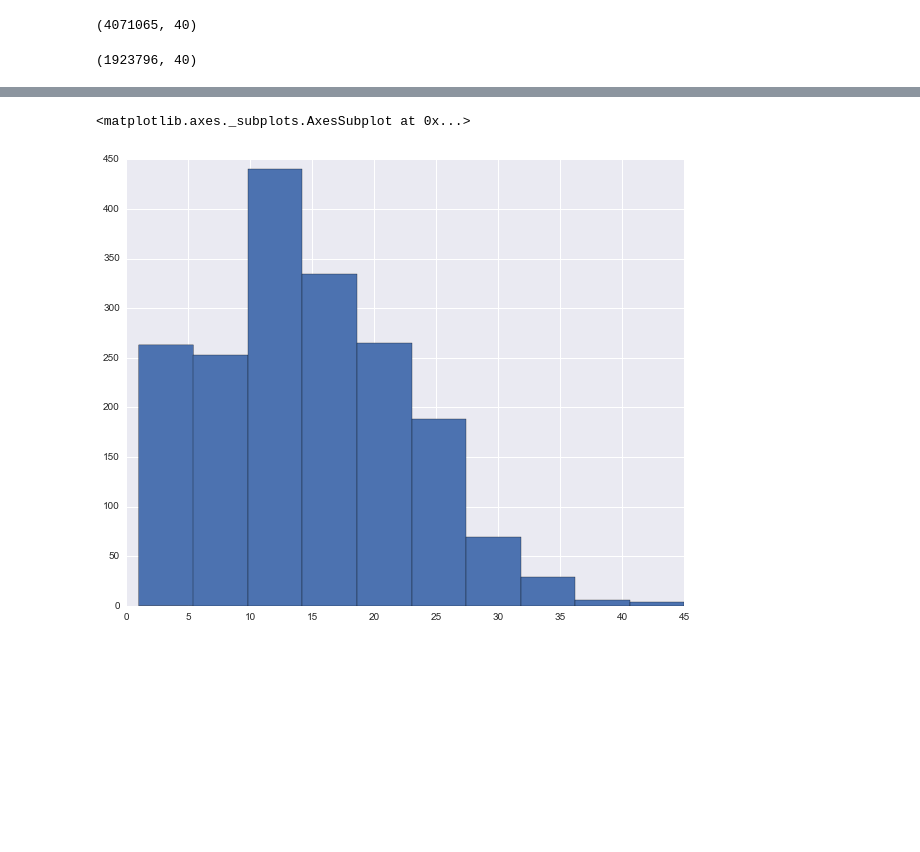
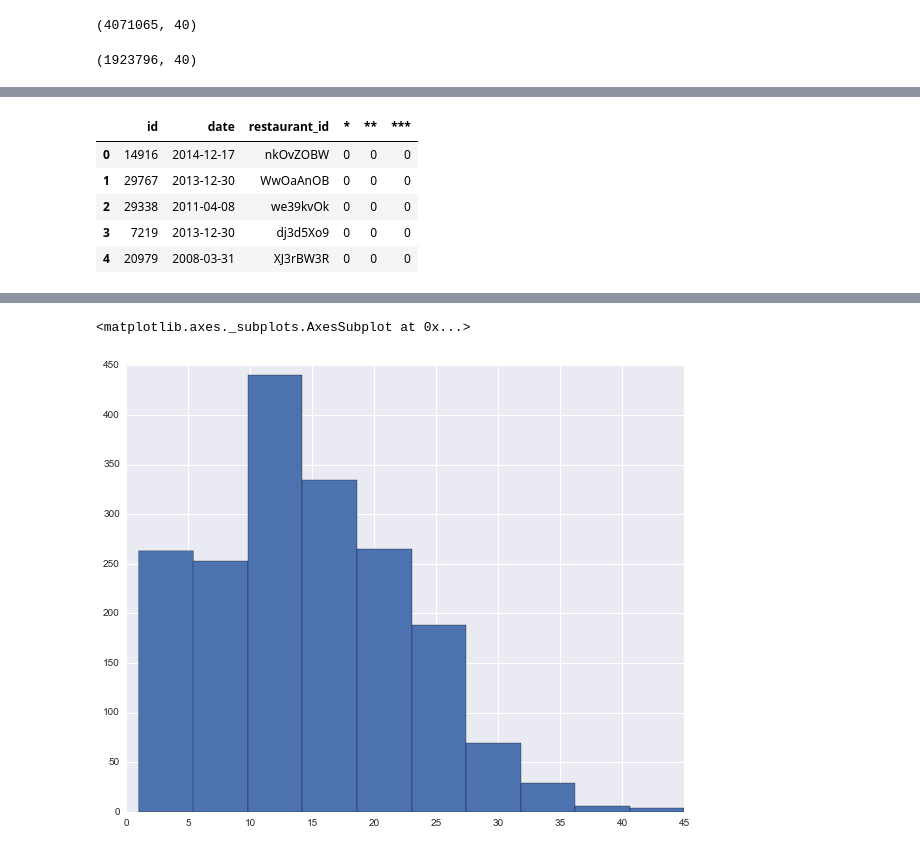
Before and after one commit to potatochip/kojak, a Jupyter notebook: feature_exploration.ipynb, the cells around one changed output, grey strips where cells are left out. Drawn from its saved outputs; the diff is of its cells as text; code cells hidden in the pictures; blank space fills up the shorter version.

```diff
--- a/feature_exploration.ipynb
+++ b/feature_exploration.ipynb
@@ -180,0 +253,9 @@ reviews['review_day'] = reviews['review_date'].dt.day
+# %%
+submission.head()
+# %% [output]
+|  | id | date | restaurant_id | * | ** | *** |
+| 0 | 14916 | 2014-12-17 | nkOvZOBW | 0 | 0 | 0 |
+| 1 | 29767 | 2013-12-30 | WwOaAnOB | 0 | 0 | 0 |
+| 2 | 29338 | 2011-04-08 | we39kvOk | 0 | 0 | 0 |
+| 3 | 7219 | 2013-12-30 | dj3d5Xo9 | 0 | 0 | 0 |
+| 4 | 20979 | 2008-03-31 | XJ3rBW3R | 0 | 0 | 0 |
```
Also changed, not shown: parts of 29 cells of this notebook, 5 other files.
